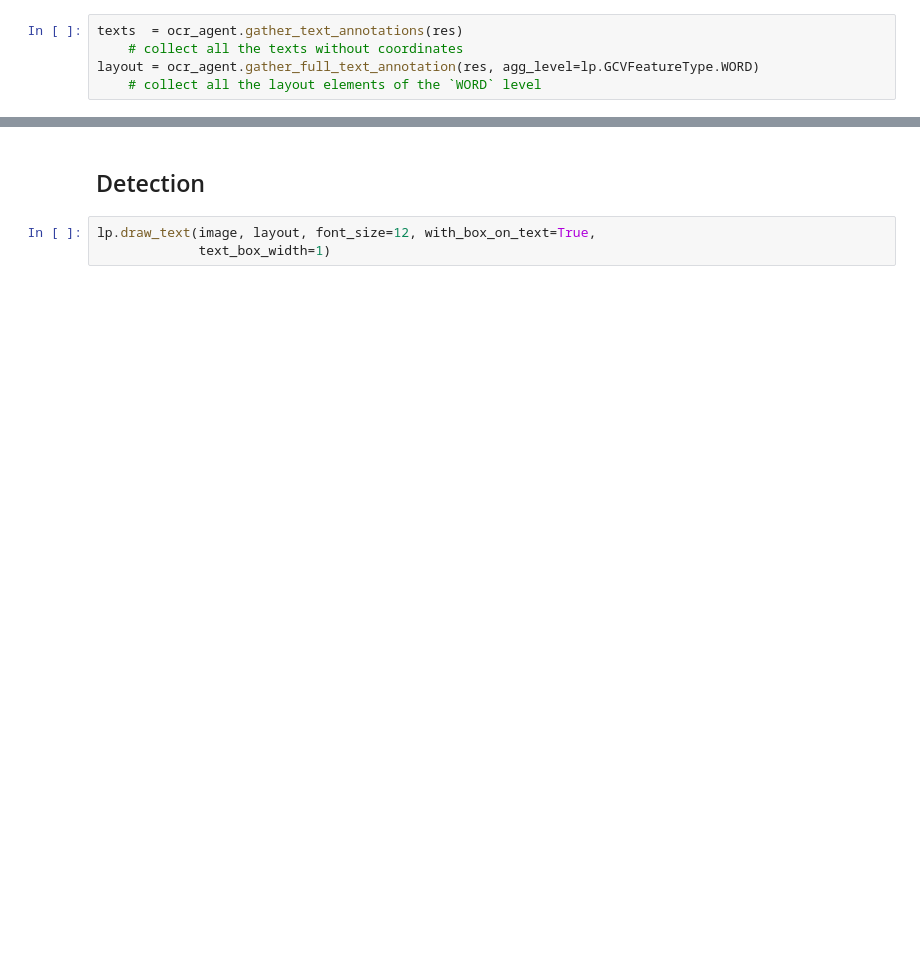
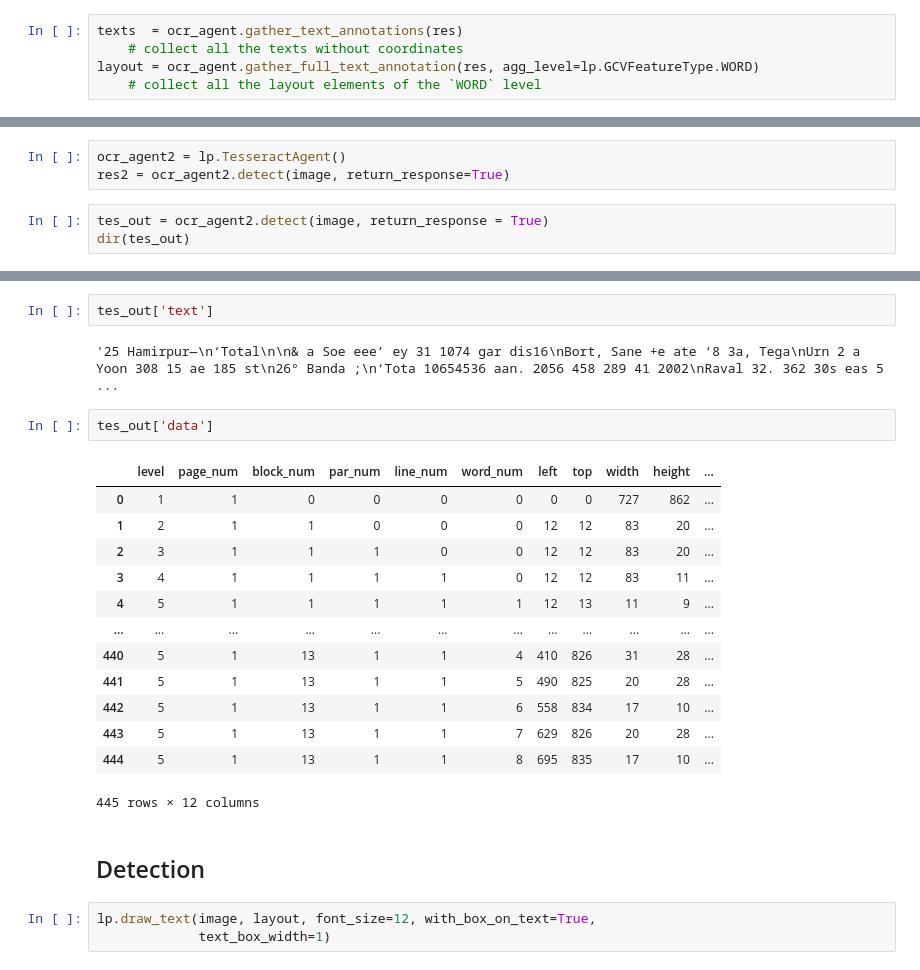
Before and after one commit to apoorvalal/historical_data_extraction, a Jupyter notebook: DocParse.ipynb, the cells around one changed output, grey strips where cells are left out. Drawn from its saved outputs; the diff is of its cells as text; blank space fills up the shorter version.

```diff
--- a/DocParse.ipynb
+++ b/DocParse.ipynb
@@ -33,0 +37,6 @@ layout = ocr_agent.gather_full_text_annotation(res, agg_level=lp.GCVFeatureType.
+# %%
+ocr_agent2 = lp.TesseractAgent()
+res2 = ocr_agent2.detect(image, return_response=True)
+# %%
+tes_out = ocr_agent2.detect(image, return_response = True)
+dir(tes_out)
@@ -34,3 +61,23 @@ layout = ocr_agent.gather_full_text_annotation(res, agg_level=lp.GCVFeatureType.
+# %%
+tes_out['text']
+# %% [output]
+'25 Hamirpur—\n‘Total\n\n& a Soe eee’ ey 31 1074 gar dis16\nBort, Sane +e ate ‘8 3a, Tega\nUrn 2 a Yoon 308 15 ae 185 st\n26° Banda ;\n‘Tota 10654536 aan. 2056 458 289 41 2002\nRaval 32. 362 30s eas 5 ...
+# %%
+tes_out['data']
+# %% [output]
+|  | level | page_num | block_num | par_num | line_num | word_num | left | top | width | height | ... |
+| 0 | 1 | 1 | 0 | 0 | 0 | 0 | 0 | 0 | 727 | 862 | ... |
+| 1 | 2 | 1 | 1 | 0 | 0 | 0 | 12 | 12 | 83 | 20 | ... |
+| 2 | 3 | 1 | 1 | 1 | 0 | 0 | 12 | 12 | 83 | 20 | ... |
+| 3 | 4 | 1 | 1 | 1 | 1 | 0 | 12 | 12 | 83 | 11 | ... |
+| 4 | 5 | 1 | 1 | 1 | 1 | 1 | 12 | 13 | 11 | 9 | ... |
+| ... | ... | ... | ... | ... | ... | ... | ... | ... | ... | ... | ... |
+| 440 | 5 | 1 | 13 | 1 | 1 | 4 | 410 | 826 | 31 | 28 | ... |
+| 441 | 5 | 1 | 13 | 1 | 1 | 5 | 490 | 825 | 20 | 28 | ... |
+| 442 | 5 | 1 | 13 | 1 | 1 | 6 | 558 | 834 | 17 | 10 | ... |
+| 443 | 5 | 1 | 13 | 1 | 1 | 7 | 629 | 826 | 20 | 28 | ... |
+| 444 | 5 | 1 | 13 | 1 | 1 | 8 | 695 | 835 | 17 | 10 | ... |
+445 rows × 12 columns
 # %% [markdown]
 ## Detection
 # %%
```
Also changed, not shown: parts of 10 cells of this notebook, 2 other files.
